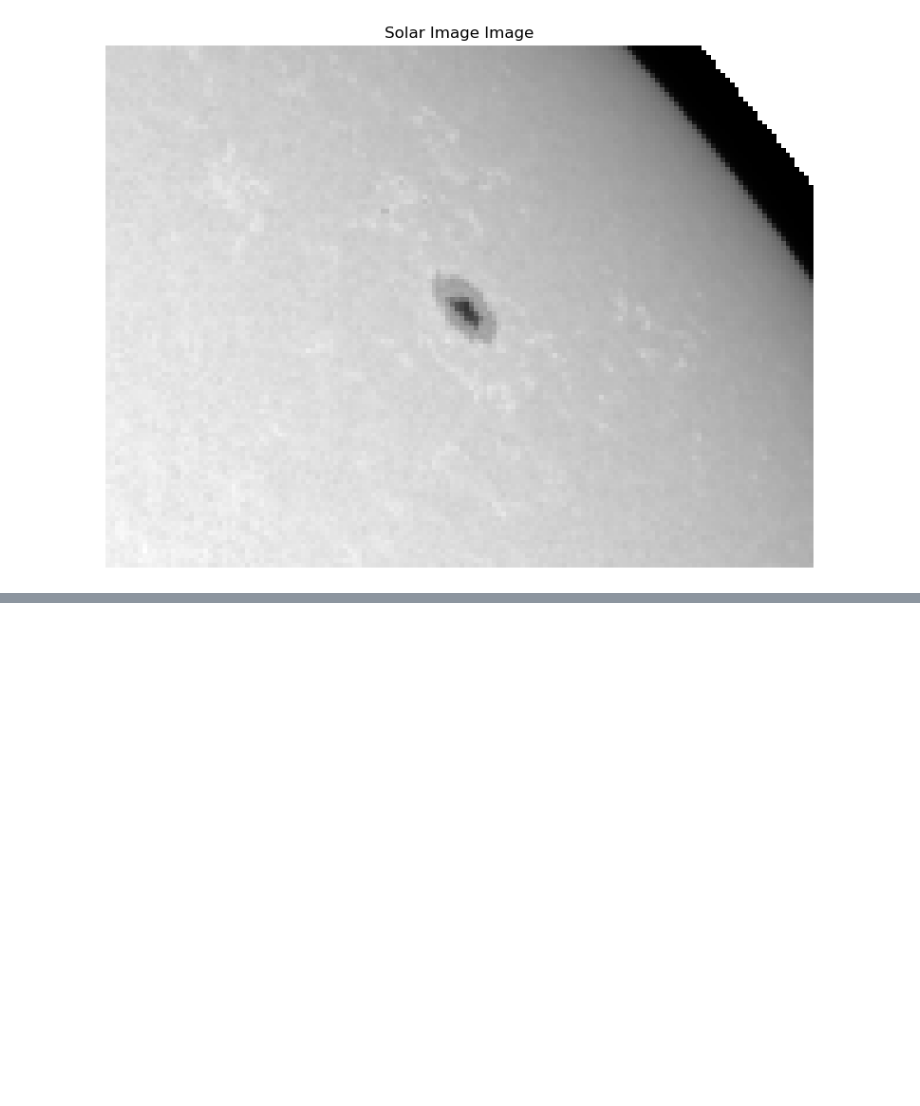
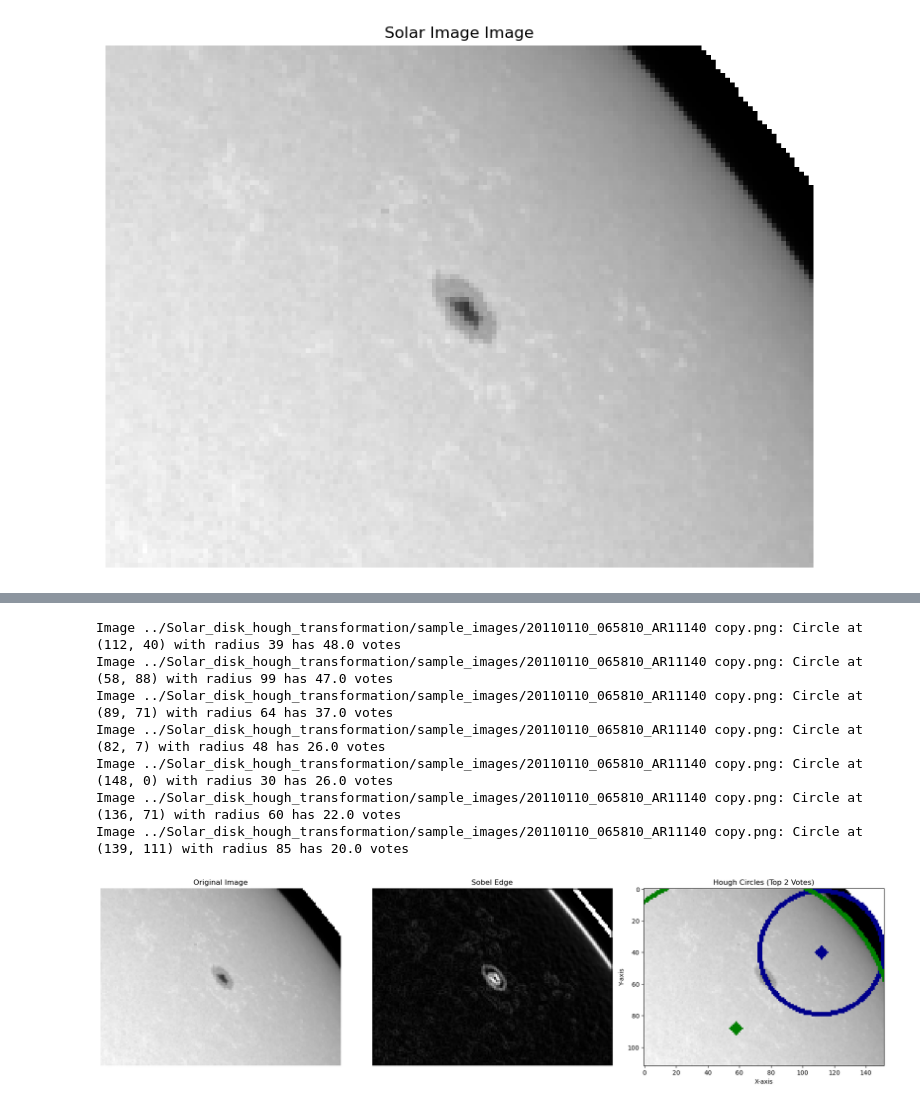
Before and after one commit to prajun7/ml-journey, a Jupyter notebook: ImageProcessing/Solar_disk_hough_transformation/detecting_circles.ipynb, the cells around one changed output, grey strips where cells are left out. Saved outputs shown, nothing was run; the diff lists cells and outputs as text; code cells hidden in the pictures; blank space fills up the shorter version.

```diff
--- a/ImageProcessing/Solar_disk_hough_transformation/detecting_circles.ipynb
+++ b/ImageProcessing/Solar_disk_hough_transformation/detecting_circles.ipynb
@@ -122,0 +119,57 @@ Circle at (141, 102) with radius 81 has 29.0 votes
+# %%
+def process_images(image_paths):
+    """
+    Process a list of image paths and display three images for each:
+    original, edge, and annotated (with Hough circles).
+
+    Args:
+        image_paths (list): List of file paths to images.
+
+    Returns:
+        results (dict): Dictionary mapping image path to a tuple of
+                        (original, edge, annotated) images.
+    """
+    results = {}
+
+    for image_path in image_paths:
+        orig, edge, annotated = process_image(image_path)
+        results[image_path] = (orig, edge, annotated)
+
+        # --- Display the Results for the current image ---
+        fig, axs = plt.subplots(1, 3, figsize=(18, 6))
+
+        # Original image with axes turned off
+        axs[0].imshow(orig, cmap="gray")
+        axs[0].set_title("Original Image")
+        axs[0].axis("off")
+
+        # Edge image with axes turned off
+        axs[1].imshow(edge, cmap="gray")
+        axs[1].set_title("Sobel Edge")
+        axs[1].axis("off")
+
+        # Annotated image with circles and axes on
+        axs[2].imshow(cv2.cvtColor(annotated, cv2.COLOR_BGR2RGB))
+        axs[2].set_title("Hough Circles (Top 2 Votes)")
+        axs[2].axis("on")
+        axs[2].set_xlabel("X-axis")
+        axs[2].set_ylabel("Y-axis")
+
+        plt.tight_layout()
+        plt.show()
+
+    return results
+
+# Example usage:
+# Get all PNG images from the sample_images folder.
+image_files = glob.glob("../Solar_disk_hough_transformation/sample_images/*.png")
+results = process_images(image_files)
+# %% [output]
+Image ../Solar_disk_hough_transformation/sample_images/20110110_065810_AR11140 copy.png: Circle at (112, 40) with radius 39 has 48.0 votes
+Image ../Solar_disk_hough_transformation/sample_images/20110110_065810_AR11140 copy.png: Circle at (58, 88) with radius 99 has 47.0 votes
+Image ../Solar_disk_hough_transformation/sample_images/20110110_065810_AR11140 copy.png: Circle at (89, 71) with radius 64 has 37.0 votes
+Image ../Solar_disk_hough_transformation/sample_images/20110110_065810_AR11140 copy.png: Circle at (82, 7) with radius 48 has 26.0 votes
+Image ../Solar_disk_hough_transformation/sample_images/20110110_065810_AR11140 copy.png: Circle at (148, 0) with radius 30 has 26.0 votes
+Image ../Solar_disk_hough_transformation/sample_images/20110110_065810_AR11140 copy.png: Circle at (136, 71) with radius 60 has 22.0 votes
+Image ../Solar_disk_hough_transformation/sample_images/20110110_065810_AR11140 copy.png: Circle at (139, 111) with radius 85 has 20.0 votes
+[figure, added]
```
Also changed, not shown: parts of 2 cells of this notebook.
